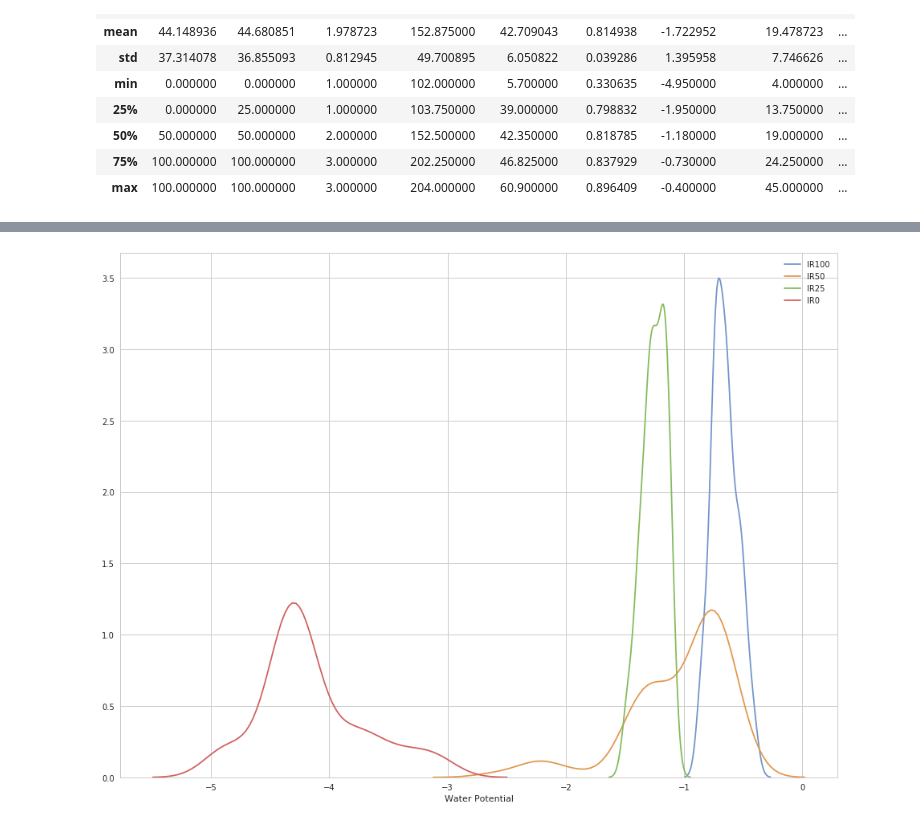
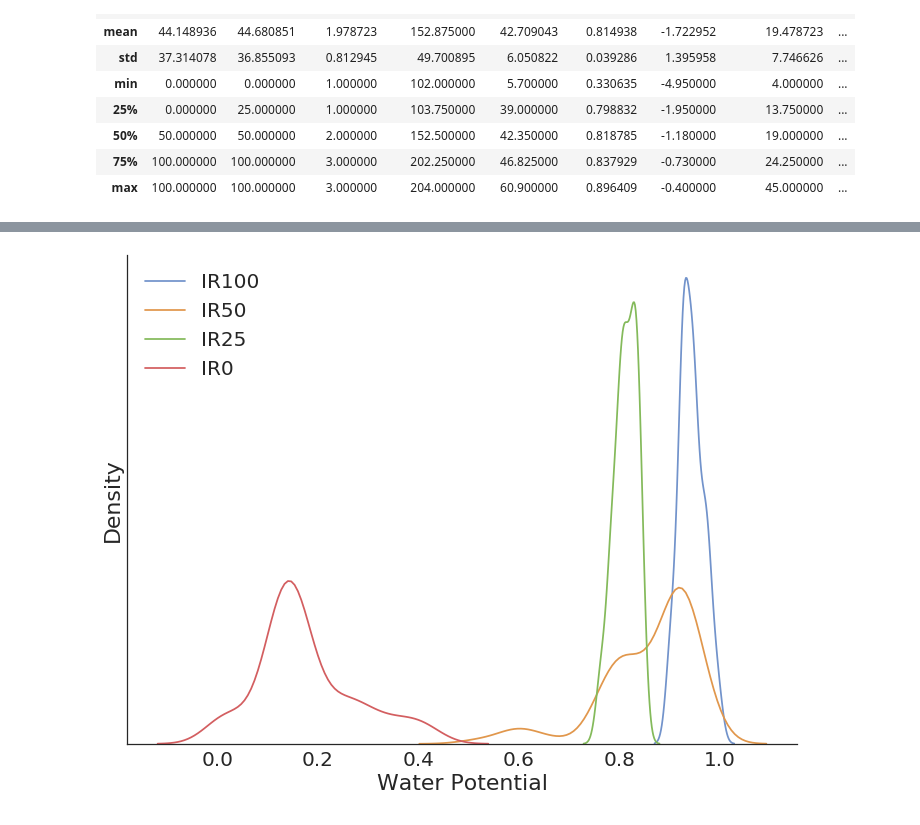
Before and after one commit to cheripai/thesis, a Jupyter notebook: notebooks/Lettuce_Ground_Truth_Analysis.ipynb, the cells around one changed output, grey strips where cells are left out. Saved outputs shown, nothing was run; the diff lists cells and outputs as text; code cells hidden in the pictures.

Commit message:
Update chart style for paper

```diff
--- a/notebooks/Lettuce_Ground_Truth_Analysis.ipynb
+++ b/notebooks/Lettuce_Ground_Truth_Analysis.ipynb
@@ -8,8 +8,13 @@ import matplotlib.pyplot as plt
 from scipy.stats import stats
 from sklearn.metrics import mean_absolute_error
 from sklearn.model_selection import train_test_split
-sns.set(style="whitegrid", color_codes=True)
-plt.rcParams['figure.figsize'] = (16, 12)
+sns.set(font_scale=2.0, style="white", color_codes=True)
+plt.rcParams['figure.figsize'] = (12, 9)
+# %%
+def normalize(xs):
+    max_x = max(xs)
+    min_x = min(xs)
+    return [(x-min_x)/(max_x-min_x) for x in xs]
 # %%
 df_10_20 = pd.read_csv("../data/Spreadsheet/Lettuce/2017-10-20.csv").dropna()
 df_10_27 = pd.read_csv("../data/Spreadsheet/Lettuce/2017-10-27.csv").dropna()
@@ -48,18 +53,22 @@ df.describe()
 | 75% | 100.000000 | 100.000000 | 3.000000 | 202.250000 | 46.825000 | 0.837929 | -0.730000 | 24.250000 | ... |
 | max | 100.000000 | 100.000000 | 3.000000 | 204.000000 | 60.900000 | 0.896409 | -0.400000 | 45.000000 | ... |
 # %%
+df["WP"] = normalize(df["WP"])
 ir100 = df[df["Irrigation"] == 100]["WP"]
 ir50 = df[df["Irrigation"] == 50]["WP"]
 ir25 = df[df["Irrigation"] == 25]["WP"]
 ir0 = df[df["Irrigation"] == 0]["WP"]
 
-sns.distplot(ir100, bins=16, hist=False, color="#7293CB", label="IR100")
+g = sns.distplot(ir100, bins=16, hist=False, color="#7293CB", label="IR100")
 sns.distplot(ir50,  bins=16, hist=False, color="#E1974C", label="IR50")
 sns.distplot(ir25,  bins=16, hist=False, color="#84BA5B", label="IR25")
 sns.distplot(ir0,   bins=16, hist=False, color="#D35E60", label="IR0", axlabel="Water Potential")
+sns.despine()
+g.set(yticks=[], ylabel="Density")
 print(stats.f_oneway(ir100, ir50, ir25, ir0))
 print(stats.ttest_ind(ir100, ir50))
 print(stats.ttest_ind(ir50, ir25))
 print(stats.ttest_ind(ir25, ir0))
 print(stats.pearsonr(df["WP"], df["Irrigation"]))
+plt.savefig("ir_wp.png")
 # %% [output]
@@ -71,2 +80,2 @@ Ttest_indResult(statistic=61.875923670653165, pvalue=3.5927819065928092e-124)
-[figure, old version]
+[figure, new version]
 # %%
```
Also changed, not shown: parts of 9 cells of this notebook.
